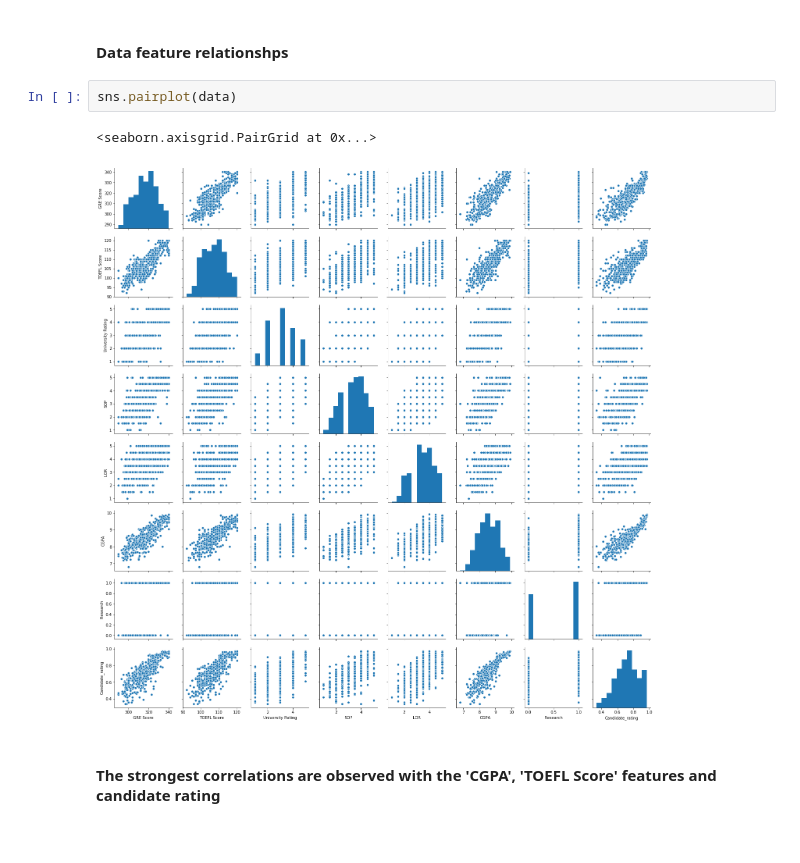
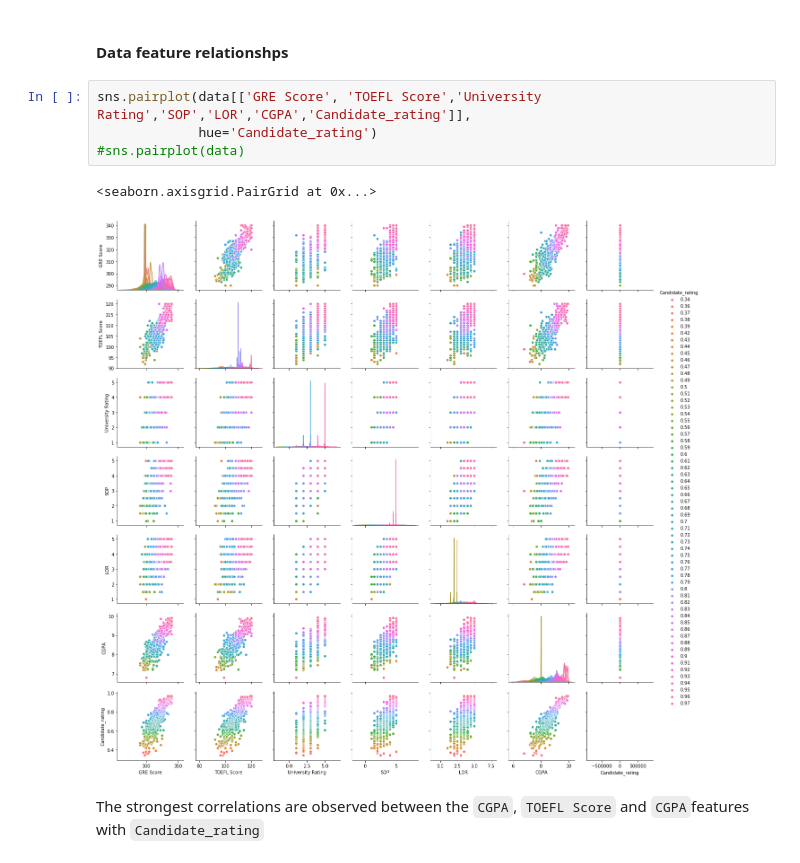
Before and after one commit to pgdada/US_grad_admissions, a Jupyter notebook: exploration.ipynb, the cells around one changed output. Saved outputs shown, nothing was run; the diff lists cells and outputs as text.

```diff
--- a/exploration.ipynb
+++ b/exploration.ipynb
@@ -125,10 +157,12 @@ data['University Rating'].unique()
 array([4, 3, 2, 5, 1], dtype=int64)
 # %% [markdown]
 #### Data feature relationshps
-# %%
-sns.pairplot(data)
-# %% [output]
-<seaborn.axisgrid.PairGrid at 0x...>
-[figure, removed]
+# %%
+sns.pairplot(data[['GRE Score', 'TOEFL Score','University Rating','SOP','LOR','CGPA','Candidate_rating']],
+             hue='Candidate_rating')
+#sns.pairplot(data)
+# %% [output]
+<seaborn.axisgrid.PairGrid at 0x...>
+[figure, added]
 # %% [markdown]
-#### The strongest correlations are observed with the 'CGPA', 'TOEFL Score' features and candidate rating
+The strongest correlations are observed between the `CGPA`, `TOEFL Score` and `CGPA`features with `Candidate_rating`
```
Also changed, not shown: parts of 28 cells of this notebook.
